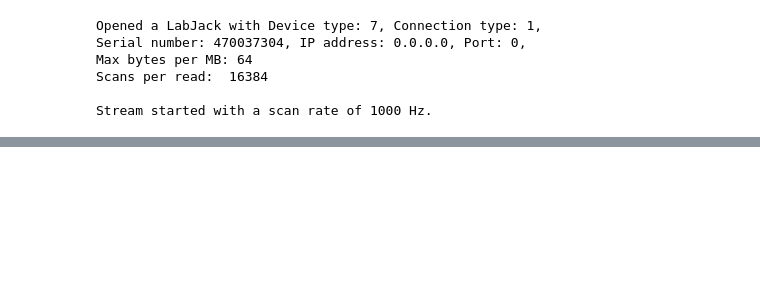
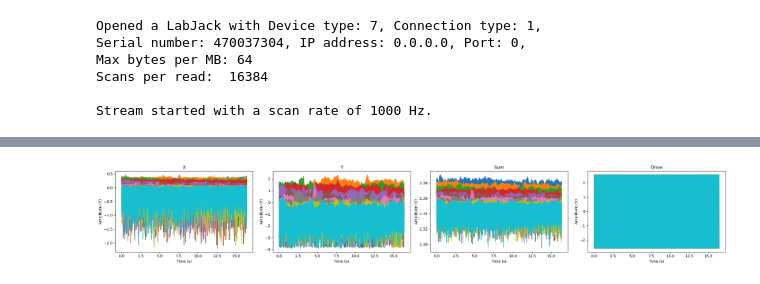
Before and after one commit to Moore-Lab/Decay-Sail, a Jupyter notebook: labjack/measure_transfer_function_labjack.ipynb, the cells around one changed output, grey strips where cells are left out. Cells and saved outputs as stored; diff of their text form; code cells hidden in the pictures; blank space fills up the shorter version.

```diff
--- a/labjack/measure_transfer_function_labjack.ipynb
+++ b/labjack/measure_transfer_function_labjack.ipynb
@@ -120,0 +123,85 @@ print(read_pressure(pressure_port))
+# %%
+# For continuous data acquisition, use the following code:
+
+def get_timestamp():
+    return datetime.datetime.now().strftime("%H%M")
+
+print("Starting acquisition loop. Press 'q' to quit.\n")
+
+try:
+    while True:
+        # --- Check for quit key ---
+        if msvcrt.kbhit():
+            key = msvcrt.getch().decode('utf-8')
+            if key.lower() == 'q':
+                print("Quit key detected. Exiting loop.")
+                break
+
+        # --- Read starting pressure ---
+        if save_pressure:
+            start_pressure = read_pressure(pressure_port)
+
+        # --- Acquire data ---
+        data, totSkip = lj.read_analog_in(num_scans=num_traces_per_file)
+
+        # --- Read ending pressure ---
+        if save_pressure:
+            end_pressure = read_pressure(pressure_port)
+
+        if totSkip > 0:
+            print("Warning: Skipped {} samples".format(totSkip))
+
+        # --- Save data ---
+        if save_data:
+            timestamp = get_timestamp()
+            pressure_data = [start_pressure, end_pressure] if save_pressure else None
+
+            if save_pressure:
+                filename = (
+                    output_path +
+                    f"transfer_func_data_UV_{timestamp}_noise_{noise_playback_freq:.3f}Hz_"
+                    f"{synth_amplitude:.3f}V_{start_pressure:.2e}mbar.npz"
+                )
+            else:
+                filename = (
+                    output_path +
+                    f"transfer_func_data_{timestamp}_noise_{noise_playback_freq:.3f}Hz_"
+                    f"{synth_amplitude:.3f}V.npz"
+                )
+
+            np.savez(
+                filename,
+                data=data,
+                Fs=sampling_rate,
+                noise_playback_freq=noise_playback_freq,
+                synth_amplitude=synth_amplitude,
+                pressure_data=pressure_data
+            )
+            print(f"Saved file: {filename}")
+            if save_pressure:
+                print(f"Start pressure: {start_pressure:.2e} mbar, End pressure: {end_pressure:.2e} mbar")
+
+        # plotting for visual check
+        if plot_data:
+            time_vec = np.arange(num_samples) / sampling_rate
+            plt.figure(figsize=(6 * num_channels, 4))
+            for i in range(num_traces_per_file):
+                for ch in range(num_channels):
+                    plt.subplot(1, num_channels, ch + 1)
+                    plt.plot(time_vec, data[i][:, ch])
+                    plt.xlabel("Time (s)")
+                    plt.ylabel("Amplitude (V)")
+                    plt.title(ch_names[ch])
+            plt.tight_layout()
+            plt.show()
+
+        # delay to avoid immediate re-triggering, maybe erase
+        time.sleep(1)
+
+except KeyboardInterrupt:
+    print("Interrupted with Ctrl+C.")
+
+finally:
+    lj.close()
+    print("DAQ connection closed.")
+# %% [output]
@@ -120,0 +222 @@ print(read_pressure(pressure_port))
+[figure, added]
```
Also changed, not shown: parts of 5 cells of this notebook, 1 other file.
